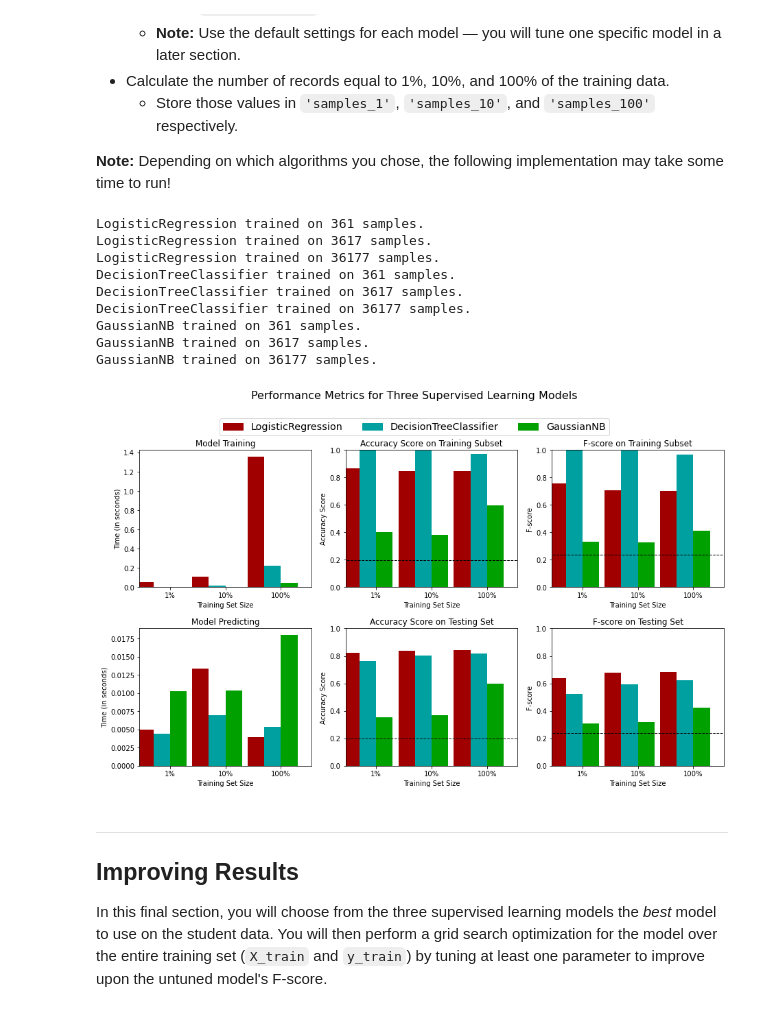
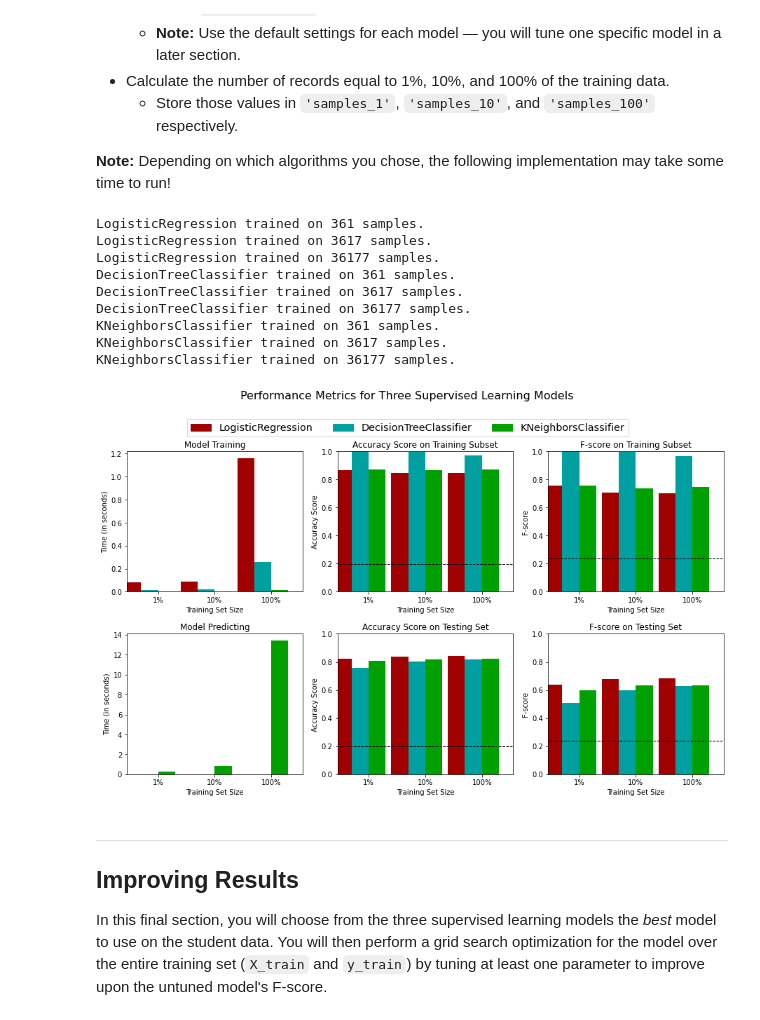
Before and after one commit to Dominik95/cd0025-supervised-learning, a Jupyter notebook: starter/finding_donors.ipynb, the cells around one changed output. Saved outputs shown, nothing was run; the diff lists cells and outputs as text; code cells hidden in the pictures.

```diff
--- a/starter/finding_donors.ipynb
+++ b/starter/finding_donors.ipynb
@@ -411,43 +411,43 @@ In the code cell, you will need to implement the following:
 # %%
 # TODO: Import the three supervised learning models from sklearn
 from sklearn.tree import DecisionTreeClassifier
-from sklearn.naive_bayes import GaussianNB
+from sklearn.neighbors import KNeighborsClassifier
 from sklearn.linear_model import LogisticRegression
 # TODO: Initialize the three models
 clf_A = LogisticRegression(random_state=42 ,max_iter=1000)
 clf_B = DecisionTreeClassifier(random_state=42)
-clf_C = GaussianNB()
+clf_C = KNeighborsClassifier()
 
 # TODO: Calculate the number of samples for 1%, 10%, and 100% of the training data
 # HINT: samples_100 is the entire training set i.e. len(y_train)
 # HINT: samples_10 is 10% of samples_100 (ensure to set the count of the values to be `int` and not `float`)
 # HINT: samples_1 is 1% of samples_100 (ensure to set the count of the values to be `int` and not `float`)
 samples_100 = len(y_train)
 samples_10 = int(samples_100*0.1)
 samples_1 = int(samples_100*0.01)
 
 # Collect results on the learners
 results = {}
 for clf in [clf_A, clf_B, clf_C]:
     clf_name = clf.__class__.__name__
     results[clf_name] = {}
     for i, samples in enumerate([samples_1, samples_10, samples_100]):
         results[clf_name][i] = \
         train_predict(clf, samples, X_train, y_train, X_test, y_test)
 
 # Run metrics visualization for the three supervised learning models chosen
 vs.evaluate(results, accuracy, fscore)
 # %% [output]
 LogisticRegression trained on 361 samples.
 LogisticRegression trained on 3617 samples.
 LogisticRegression trained on 36177 samples.
 DecisionTreeClassifier trained on 361 samples.
 DecisionTreeClassifier trained on 3617 samples.
 DecisionTreeClassifier trained on 36177 samples.
-GaussianNB trained on 361 samples.
-GaussianNB trained on 3617 samples.
-GaussianNB trained on 36177 samples.
+KNeighborsClassifier trained on 361 samples.
+KNeighborsClassifier trained on 3617 samples.
+KNeighborsClassifier trained on 36177 samples.
-[figure, old version]
+[figure, new version]
 # %% [markdown]
 ----
 ## Improving Results
```
